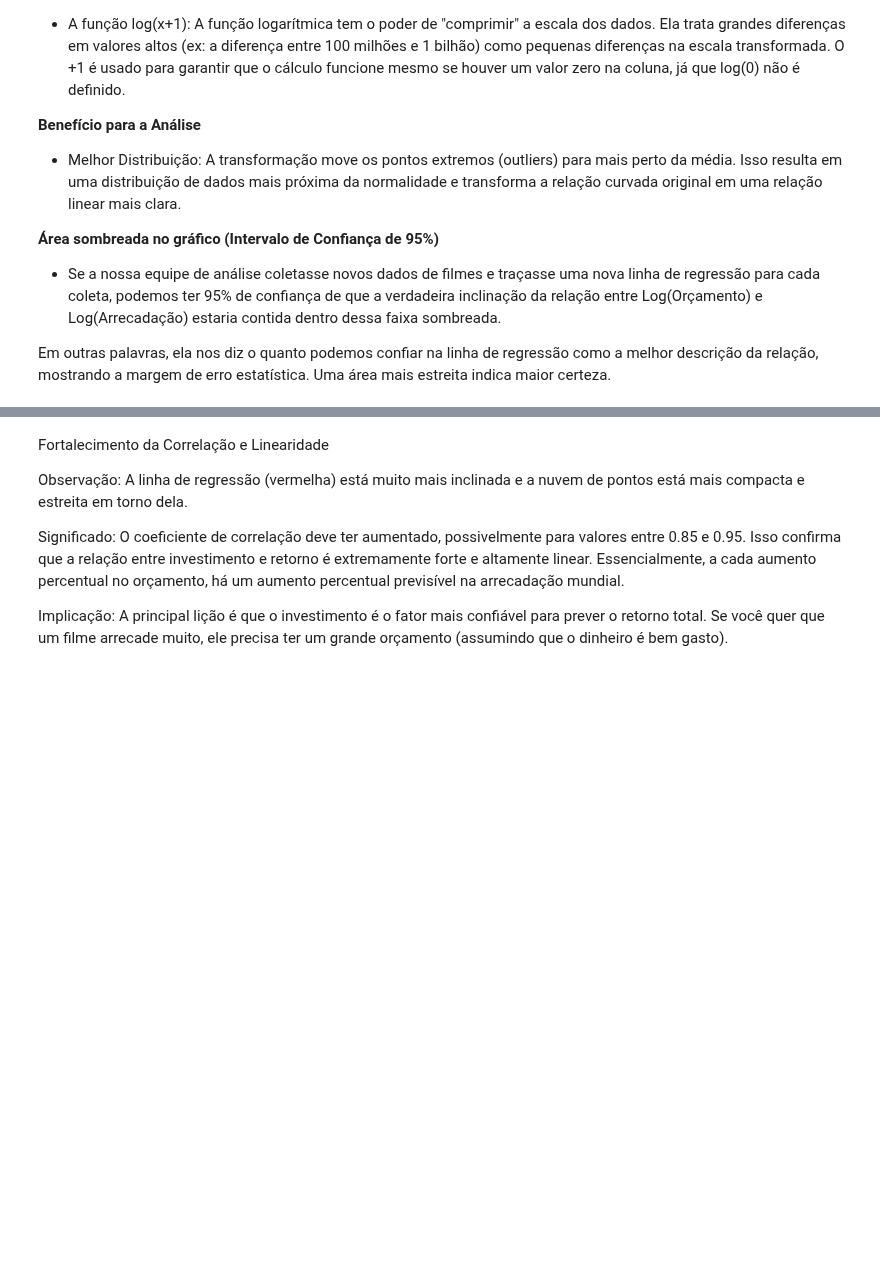
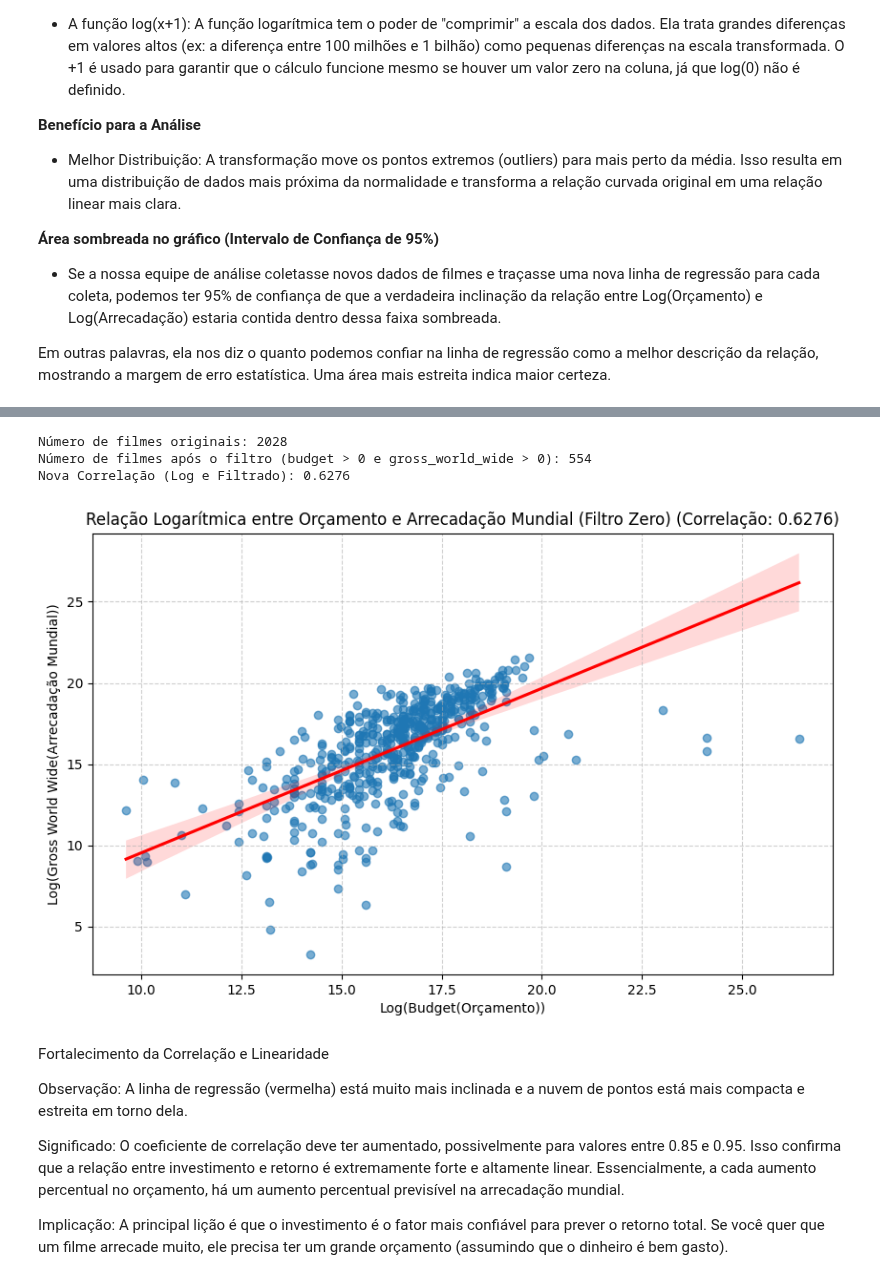
Before and after one commit to dlepinski/Projeto-Extensionista-Big-Data, a Jupyter notebook: app.ipynb, the cells around one changed output, grey strips where cells are left out. Drawn from its saved outputs; the diff is of its cells as text; code cells hidden in the pictures; blank space fills up the shorter version.

Commit message:
ajuste da segunda entrega

```diff
--- a/app.ipynb
+++ b/app.ipynb
@@ -342,5 +353,8 @@ Explicação:
 # Cria uma coluna binária (0/1) se o filme ganhou pelo menos um Oscar
 filmes_df['is_oscar_winner'] = (filmes_df['oscar'] > 0).astype(int) # True vira 1, False vira 0
 print("Nova coluna binária 'is_oscar_winner' criada.")
+
+filmes_df = filmes_df.drop('oscar', axis=1) # Remove a coluna original 'oscar' para evitar redundância
+print("Coluna original 'oscar' removida.")
 # %% [output]
 Nova coluna binária 'is_oscar_winner' criada.
@@ -536,3 +528,55 @@ Nova Correlação (Log): 0.4643
+# %%
+# Gráfico de Dispersão (Scatter Plot) entre Orçamento e Arrecadação Mundial (Log com Filtro)
+
+# 1. Aplicar o Filtro para remover zeros
+# A aglomeração nos eixos 0 (após o log) é causada por filmes com budget=0 ou gross_world_wide=0.
+# Vamos criar um DataFrame filtrado onde ambas as colunas são maiores que zero.
+filmes_filtrados_df = filmes_df[
+    (filmes_df['budget'] > 0) &
+    (filmes_df['gross_world_wide'] > 0)
+].copy() # .copy() é uma boa prática ao filtrar para evitar o aviso SettingWithCopyWarning, surge quando o Pandas detecta que você está tentando modificar um valor em um DataFrame.
+# Ao usar .copy(), você garante ao Pandas que filmes_filtrados_df é um novo e independente DataFrame. Assim, qualquer atribuição futura será segura e o aviso desaparecerá.
+
+print(f"Número de filmes originais: {len(filmes_df)}")
+print(f"Número de filmes após o filtro (budget > 0 e gross_world_wide > 0): {len(filmes_filtrados_df)}")
+
+
+# 2. Aplicar a transformação logarítmica (agora nos dados filtrados)
+# Usamos log(x) pois já filtramos os valores zero
+# Não usamos log(x+1) pois não há mais zero, e o uso de log(x) pode ser mais natural para a distribuição
+filmes_filtrados_df['log_budget'] = np.log(filmes_filtrados_df['budget'])
+filmes_filtrados_df['log_gross_world_wide'] = np.log(filmes_filtrados_df['gross_world_wide'])
+
+
+# 3. Recalcular a correlação com os dados transformados e filtrados
+# A correlação será geralmente mais alta após a filtragem dos zeros
+log_corr_filtrado = filmes_filtrados_df[['log_budget', 'log_gross_world_wide']].corr().iloc[0, 1]
+print(f"Nova Correlação (Log e Filtrado): {log_corr_filtrado:.4f}")
+
+# 4. Criar o Gráfico de Dispersão com Log e Filtro
+plt.figure(figsize=(10, 6))
+
+sns.regplot(
+    x='log_budget',
+    y='log_gross_world_wide',
+    data=filmes_filtrados_df, # Usando o DataFrame filtrado
+    scatter_kws={'alpha': 0.6},
+    line_kws={'color': 'red'}
+)
+
+# Adiciona título e rótulos
+plt.title(f'Relação Logarítmica entre Orçamento e Arrecadação Mundial (Filtro Zero) (Correlação: {log_corr_filtrado:.4f})')
+# Ajustamos o label para refletir que estamos usando log(x)
+plt.xlabel('Log(Budget(Orçamento))')
+plt.ylabel('Log(Gross World Wide(Arrecadação Mundial))')
+plt.grid(True, linestyle='--', alpha=0.6)
+
+plt.show()
+# %% [output]
+Número de filmes originais: 2028
+Número de filmes após o filtro (budget > 0 e gross_world_wide > 0): 554
+Nova Correlação (Log e Filtrado): 0.6276
+[figure, added]
 # %% [markdown]
 Fortalecimento da Correlação e Linearidade
 
```
Also changed, not shown: parts of 13 cells of this notebook.
